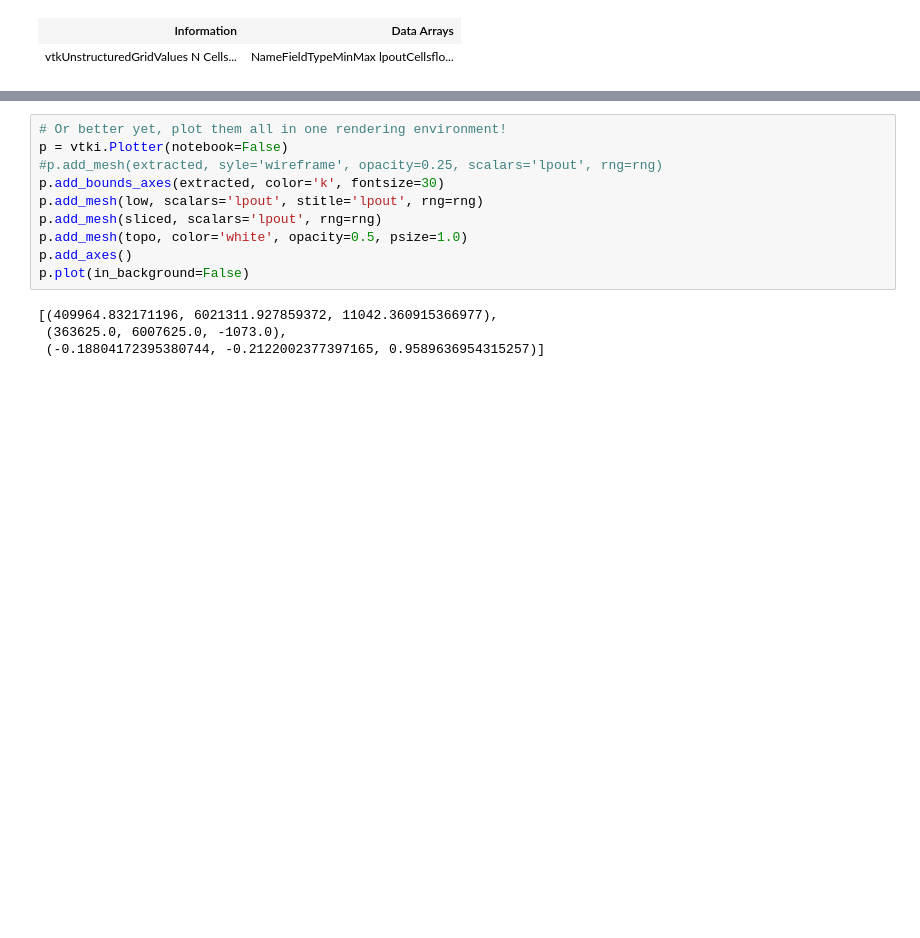
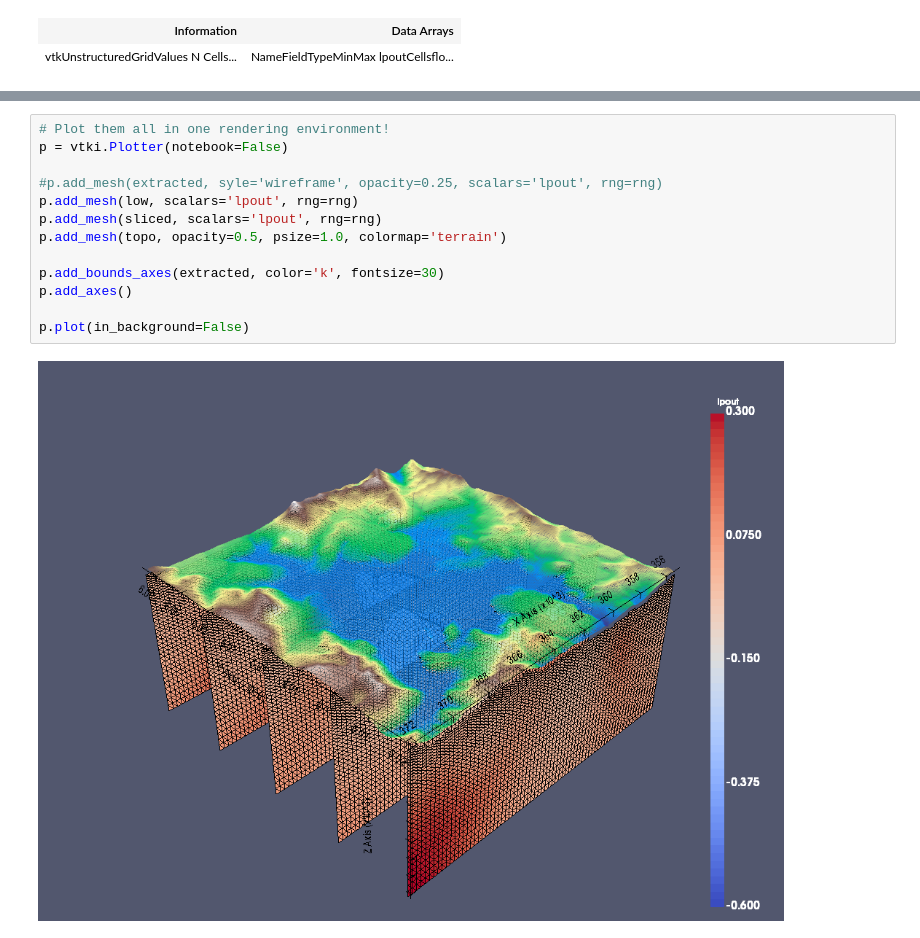
Before and after one commit to OpenGeoVis/PVGeo-Examples, a Jupyter notebook: 3.0 - Using the vtkInterface Package.ipynb, the cells around one changed output, grey strips where cells are left out. Saved outputs shown, nothing was run; the diff lists cells and outputs as text; blank space fills up the shorter version.

```diff
--- a/3.0 - Using the vtkInterface Package.ipynb
+++ b/3.0 - Using the vtkInterface Package.ipynb
@@ -97,14 +144,15 @@ sliced.plot(scalars='lpout', notebook=False, )
 # %%
-# Or better yet, plot them all in one rendering environment!
+# Plot them all in one rendering environment!
 p = vtki.Plotter(notebook=False)
+
 #p.add_mesh(extracted, syle='wireframe', opacity=0.25, scalars='lpout', rng=rng)
+p.add_mesh(low, scalars='lpout', rng=rng)
+p.add_mesh(sliced, scalars='lpout', rng=rng)
+p.add_mesh(topo, opacity=0.5, psize=1.0, colormap='terrain')
+
 p.add_bounds_axes(extracted, color='k', fontsize=30)
-p.add_mesh(low, scalars='lpout', stitle='lpout', rng=rng)
-p.add_mesh(sliced, scalars='lpout', rng=rng)
-p.add_mesh(topo, color='white', opacity=0.5, psize=1.0)
 p.add_axes()
+
 p.plot(in_background=False)
 # %% [output]
-[(409964.832171196, 6021311.927859372, 11042.360915366977),
- (363625.0, 6007625.0, -1073.0),
- (-0.18804172395380744, -0.2122002377397165, 0.9589636954315257)]
+[figure, added]
```
Also changed, not shown: parts of 13 cells of this notebook.
